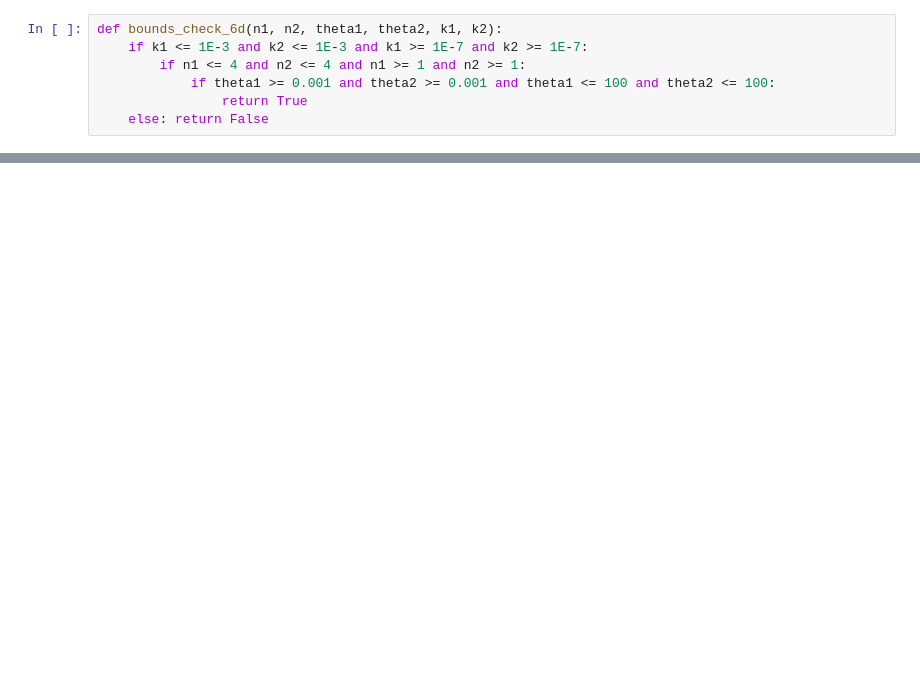
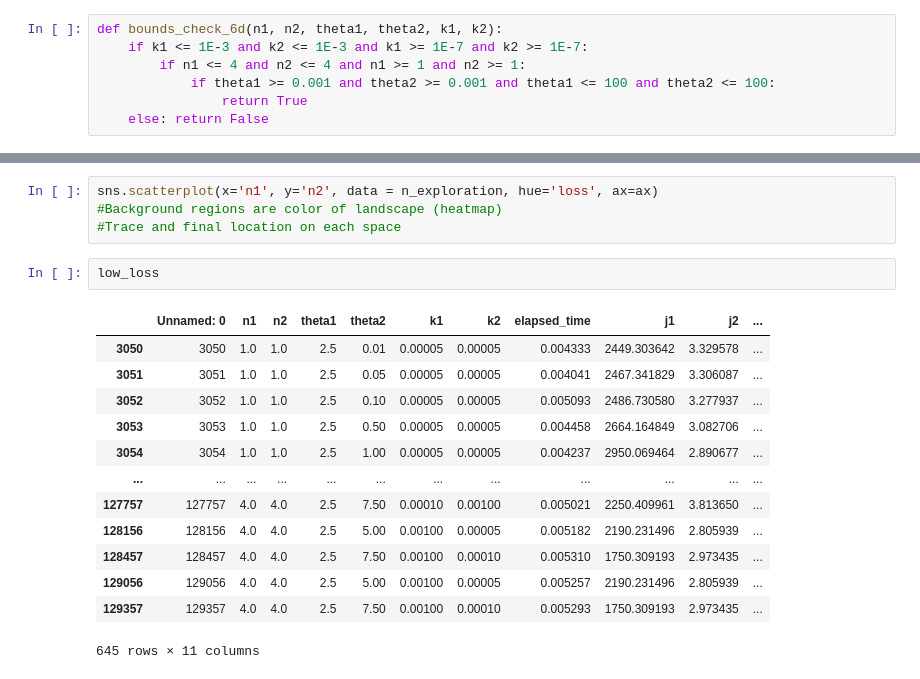
Before and after one commit to cjmerzbacher/msc-thesis, a Jupyter notebook: no_backprop_6D/no_backprop_sundials.ipynb, the cells around one changed output, grey strips where cells are left out. Drawn from its saved outputs; the diff is of its cells as text; blank space fills up the shorter version.

```diff
--- a/no_backprop_6D/no_backprop_sundials.ipynb
+++ b/no_backprop_6D/no_backprop_sundials.ipynb
@@ -382,0 +498,20 @@ fig.savefig(str(initial_params)+'_sundials6d.png')
+# %%
+sns.scatterplot(x='n1', y='n2', data = n_exploration, hue='loss', ax=ax)
+#Background regions are color of landscape (heatmap)
+#Trace and final location on each space
+# %%
+low_loss
+# %% [output]
+|  | Unnamed: 0 | n1 | n2 | theta1 | theta2 | k1 | k2 | elapsed_time | j1 | j2 | ... |
+| 3050 | 3050 | 1.0 | 1.0 | 2.5 | 0.01 | 0.00005 | 0.00005 | 0.004333 | 2449.303642 | 3.329578 | ... |
+| 3051 | 3051 | 1.0 | 1.0 | 2.5 | 0.05 | 0.00005 | 0.00005 | 0.004041 | 2467.341829 | 3.306087 | ... |
+| 3052 | 3052 | 1.0 | 1.0 | 2.5 | 0.10 | 0.00005 | 0.00005 | 0.005093 | 2486.730580 | 3.277937 | ... |
+| 3053 | 3053 | 1.0 | 1.0 | 2.5 | 0.50 | 0.00005 | 0.00005 | 0.004458 | 2664.164849 | 3.082706 | ... |
+| 3054 | 3054 | 1.0 | 1.0 | 2.5 | 1.00 | 0.00005 | 0.00005 | 0.004237 | 2950.069464 | 2.890677 | ... |
+| ... | ... | ... | ... | ... | ... | ... | ... | ... | ... | ... | ... |
+| 127757 | 127757 | 4.0 | 4.0 | 2.5 | 7.50 | 0.00010 | 0.00100 | 0.005021 | 2250.409961 | 3.813650 | ... |
+| 128156 | 128156 | 4.0 | 4.0 | 2.5 | 5.00 | 0.00100 | 0.00005 | 0.005182 | 2190.231496 | 2.805939 | ... |
+| 128457 | 128457 | 4.0 | 4.0 | 2.5 | 7.50 | 0.00100 | 0.00010 | 0.005310 | 1750.309193 | 2.973435 | ... |
+| 129056 | 129056 | 4.0 | 4.0 | 2.5 | 5.00 | 0.00100 | 0.00005 | 0.005257 | 2190.231496 | 2.805939 | ... |
+| 129357 | 129357 | 4.0 | 4.0 | 2.5 | 7.50 | 0.00100 | 0.00010 | 0.005293 | 1750.309193 | 2.973435 | ... |
+645 rows × 11 columns
```
Also changed, not shown: parts of 8 cells of this notebook, 6 other files.
